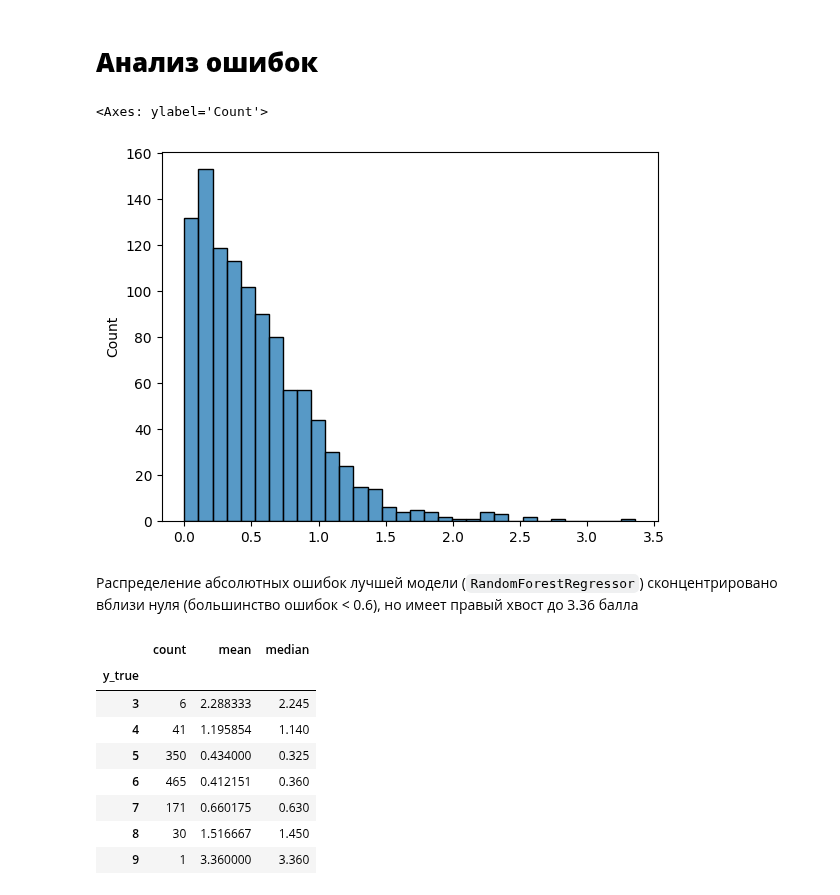
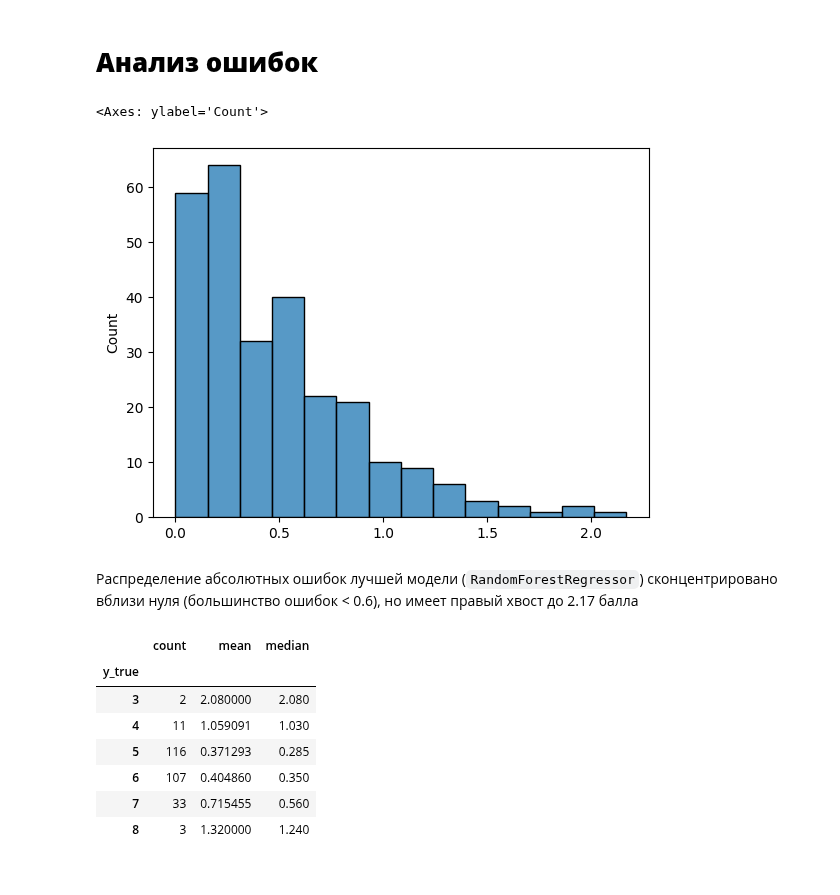
Before and after one commit to geori0/ml_labs, a Jupyter notebook: regression/lab01.ipynb, the cells around one changed output. Saved outputs shown, nothing was run; the diff lists cells and outputs as text; code cells hidden in the pictures.

```diff
--- a/regression/lab01.ipynb
+++ b/regression/lab01.ipynb
@@ -8,15 +8,8 @@ import pandas as pd
 %matplotlib inline
 # %%
 url_red = 'https://archive.ics.uci.edu/ml/machine-learning-databases/wine-quality/winequality-red.csv'
-df_red = pd.read_csv(url_red, sep=';')
+df = pd.read_csv(url_red, sep=';')
 
-url_white = 'https://archive.ics.uci.edu/ml/machine-learning-databases/wine-quality/winequality-white.csv'
-df_white = pd.read_csv(url_white, sep=';')
-
-df_red['is_red'] = 1
-df_white['is_red'] = 0
-
-df = pd.concat([df_red, df_white], ignore_index=True)
 print(f'{df.shape} - до удаления дупликатов')
 print(f'{round(float(df.duplicated().sum() / df.shape[0]), 2) * 100} % дупликатов')
 df = df.drop_duplicates().reset_index(drop=True)
@@ -273,12 +240,12 @@ plt.show()
 # %%
 model = RandomForestRegressor(random_state=42)
 model.fit(X_train_scaled, y_train)
-y_pred = pd.Series(model.predict(X_test_scaled), index=y_test.index)
+y_pred = pd.Series(model.predict(X_test_scaled), index=y_test.index)z
 error = (y_test - y_pred).abs()
 sns.histplot(error)
 # %% [output]
 <Axes: ylabel='Count'>
-[figure, old version]
+[figure, new version]
 # %%
 df_results = pd.DataFrame({
     'y_true':y_test,
@@ -286,19 +253,18 @@ df_results = pd.DataFrame({
     'error': error.round(2),
 })
 # %% [markdown]
-Распределение абсолютных ошибок лучшей модели (`RandomForestRegressor`) сконцентрировано вблизи нуля (большинство ошибок < 0.6), но имеет правый хвост до 3.36 балла
+Распределение абсолютных ошибок лучшей модели (`RandomForestRegressor`) сконцентрировано вблизи нуля (большинство ошибок < 0.6), но имеет правый хвост до 2.17 балла
 # %%
 df_results.groupby('y_true')['error'].agg(['count', 'mean', 'median'])
 # %% [output]
 |  | count | mean | median |
 | y_true |  |  |  |
-| 3 | 6 | 2.288333 | 2.245 |
-| 4 | 41 | 1.195854 | 1.140 |
-| 5 | 350 | 0.434000 | 0.325 |
-| 6 | 465 | 0.412151 | 0.360 |
-| 7 | 171 | 0.660175 | 0.630 |
-| 8 | 30 | 1.516667 | 1.450 |
-| 9 | 1 | 3.360000 | 3.360 |
+| 3 | 2 | 2.080000 | 2.080 |
+| 4 | 11 | 1.059091 | 1.030 |
+| 5 | 116 | 0.371293 | 0.285 |
+| 6 | 107 | 0.404860 | 0.350 |
+| 7 | 33 | 0.715455 | 0.560 |
+| 8 | 3 | 1.320000 | 1.240 |
 # %%
 import matplotlib.pyplot as plt
 
```
Also changed, not shown: parts of 34 cells of this notebook.
